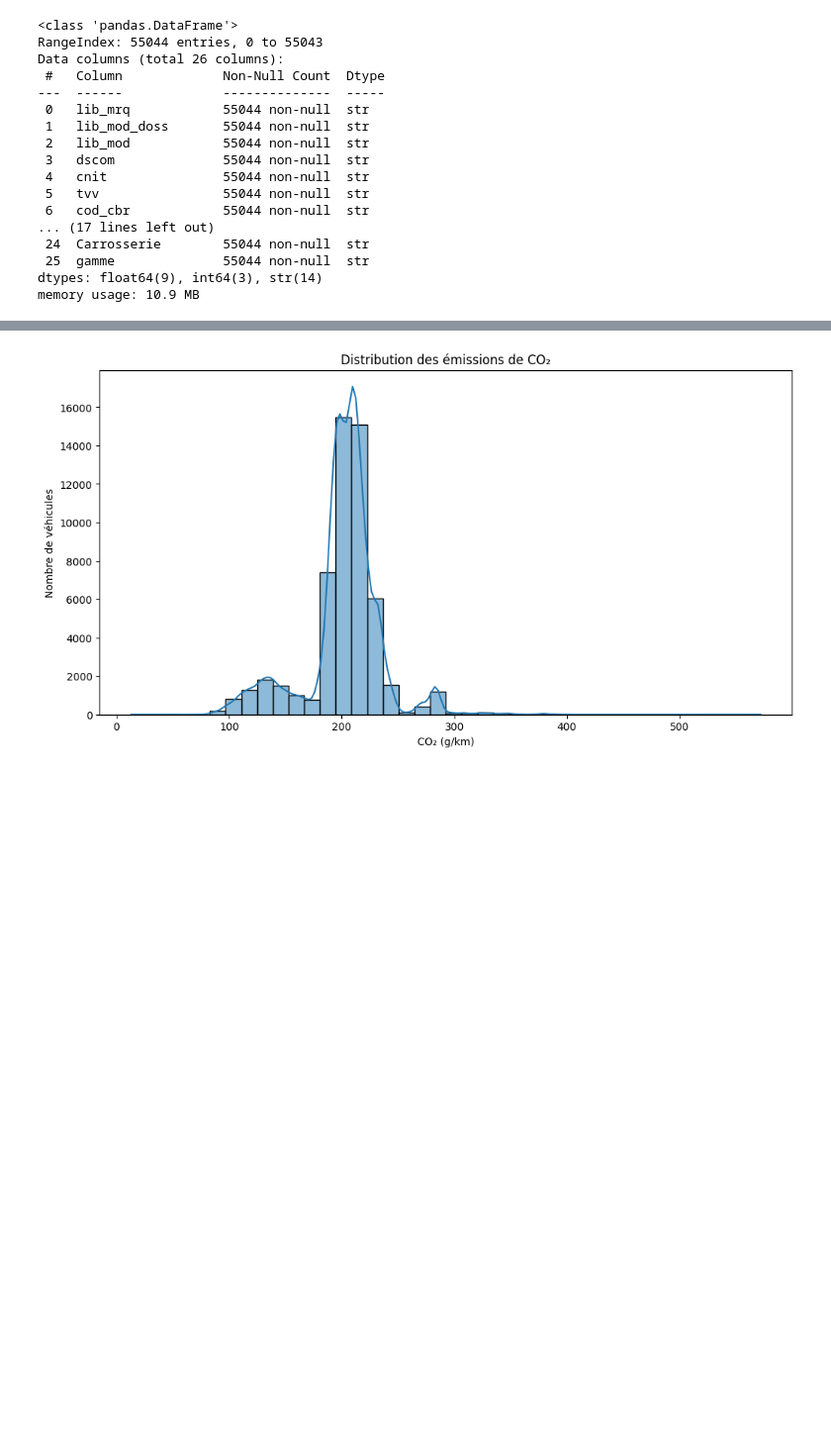
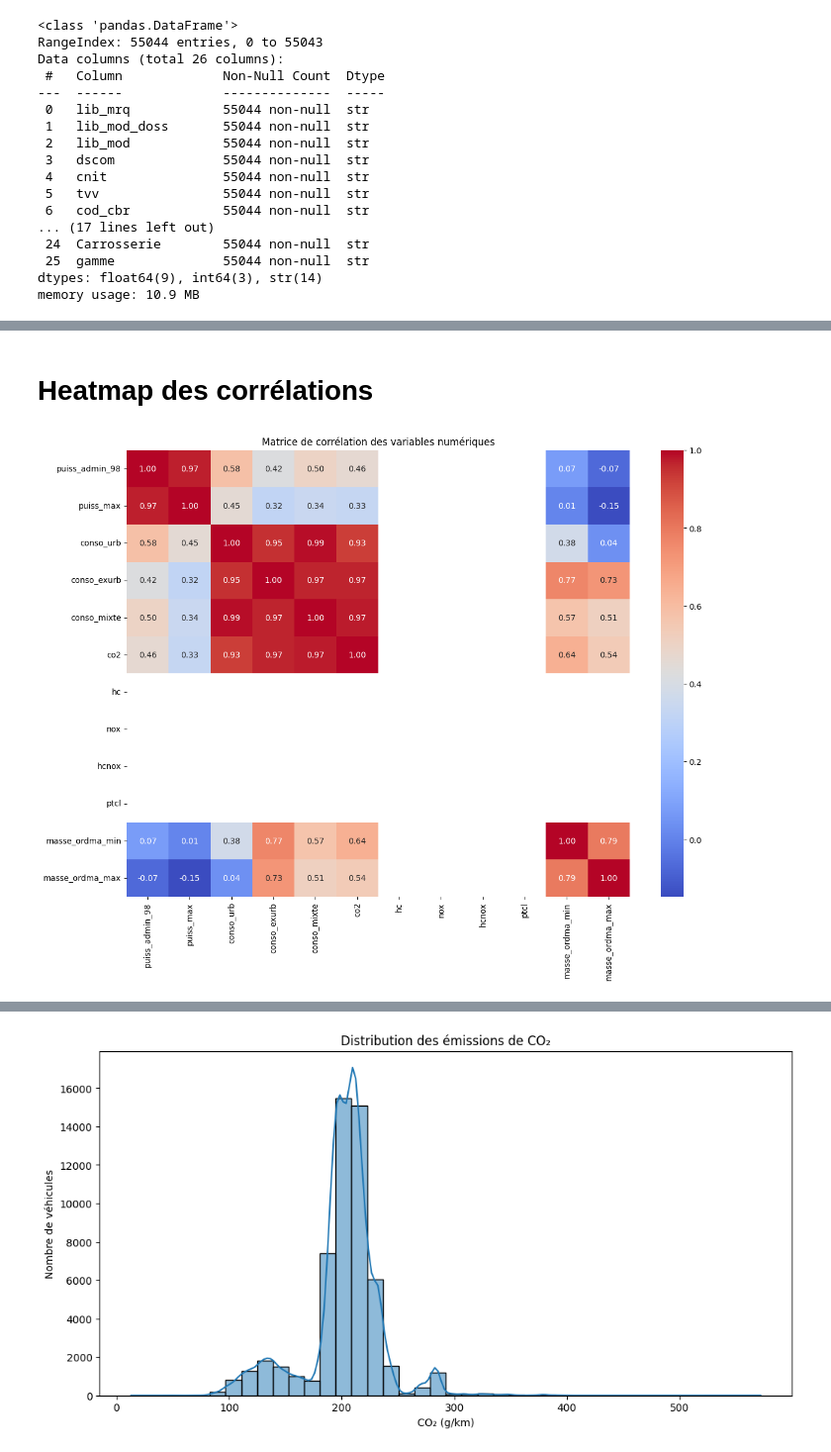
Before and after one commit to LarissaVarnakova/Projet_CO2, a Jupyter notebook: notebooks/eda_aziz.ipynb, the cells around one changed output, grey strips where cells are left out. Shown at 99% size. Saved outputs shown, nothing was run; the diff lists cells and outputs as text; code cells hidden in the pictures; blank space fills up the shorter version.

```diff
--- a/notebooks/eda_aziz.ipynb
+++ b/notebooks/eda_aziz.ipynb
@@ -199,0 +216,19 @@ Le nettoyage réalisé permet désormais d’obtenir un dataset plus cohérent e
+# %% [markdown]
+# Heatmap des corrélations
+# %%
+corr_matrix = df_2014.select_dtypes(include='number').corr()
+
+plt.figure(figsize=(14,10))
+
+sns.heatmap(
+    corr_matrix,
+    annot=True,
+    cmap='coolwarm',
+    fmt=".2f"
+)
+
+plt.title("Matrice de corrélation des variables numériques")
+
+plt.show()
+# %% [output]
+[figure, added]
```
Also changed, not shown: parts of 10 cells of this notebook.
